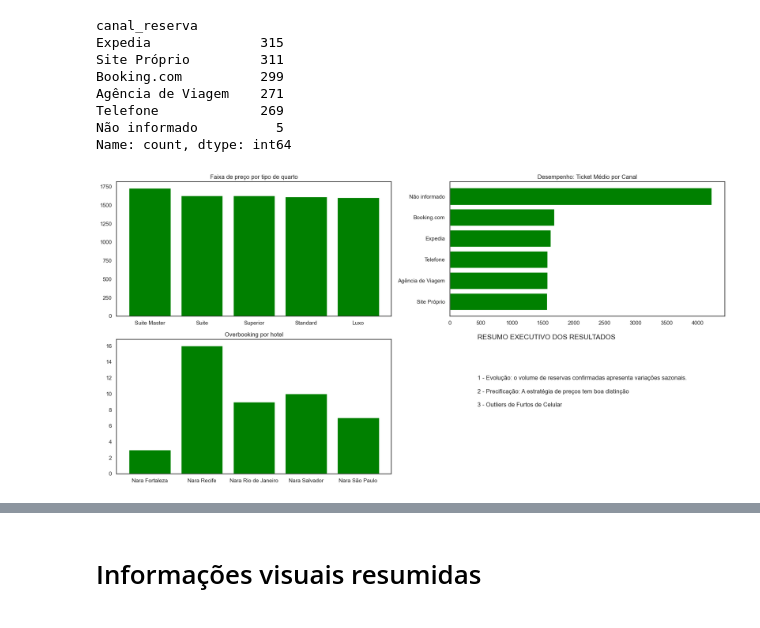
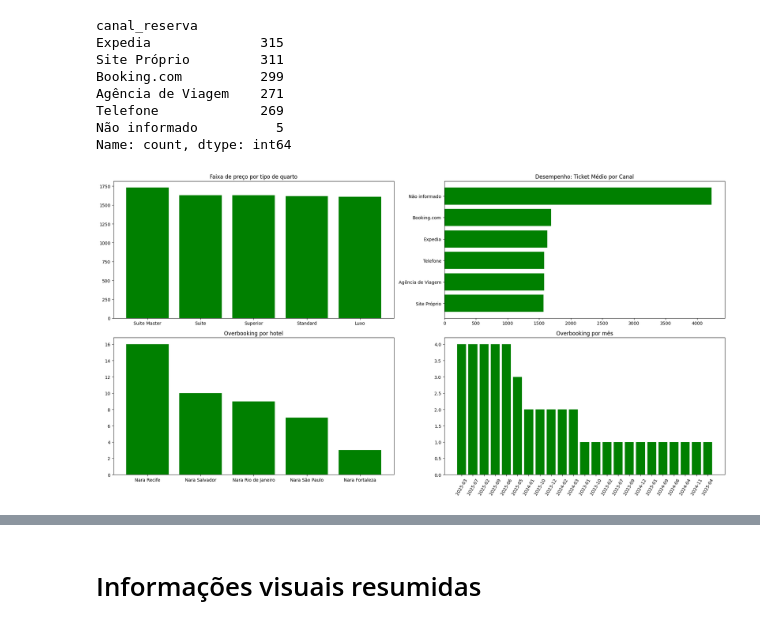
Before and after one commit to alexxjustino/ProjetoNaraSenac, a Jupyter notebook: narahoteis_novo_final_bruno.ipynb, the cells around one changed output, grey strips where cells are left out. Saved outputs shown, nothing was run; the diff lists cells and outputs as text; code cells hidden in the pictures.

```diff
--- a/narahoteis_novo_final_bruno.ipynb
+++ b/narahoteis_novo_final_bruno.ipynb
@@ -1342,8 +1396,10 @@ Name: count, dtype: int64
 # PAINEL EXECUTIVO
 df_completo = df_reservas.merge(df_hoteis, on='id_hotel', how='left')
 df_completo = df_completo.merge(df_quartos, on='id_quarto', how='left')
+df_completo['data_checkin'] = pd.to_datetime(df_completo['data_checkin'])
+df_completo['mes_ano'] = df_completo['data_checkin'].dt.to_period('M').astype(str)
 # Configuração do painel visual (2 linhas x 2 colunas)
-fig, axs = plt.subplots(2,2, figsize=(18,9))
+fig, axs = plt.subplots(2,2, figsize=(20,10))
 
 #
 # [0, 0] Faixa de Preço por Quarto
@@ -1367,45 +1423,53 @@ axs[0, 1].set_title('Desempenho: Ticket Médio por Canal')
 # [1, 0] Overbooking por Unidade
 
 filtro_overbooking = df_completo.loc[(df_completo['status_reserva'] == 'Overbooking')]
-overbooking = filtro_overbooking.groupby(['nome_hotel'])['id_reserva'].count().reset_index()
-overbooking.sort_values(by='id_reserva', ascending=False)
+overbooking = filtro_overbooking.groupby(['nome_hotel'])['id_reserva'].count().reset_index(name='qtd')
+overbooking=overbooking.sort_values(by='qtd', ascending=False)
 
-axs[1, 0].bar(overbooking['nome_hotel'],overbooking['id_reserva'], color='green')
+axs[1, 0].bar(overbooking['nome_hotel'],overbooking['qtd'], color='green')
 axs[1, 0].set_title('Overbooking por hotel')
 
+# [1, 1] Overbooking por mês
 
-# [1, 1] QUADRANTE FINAL: RESUMO EXECUTIVO
+filtro_overbooking = df_completo.loc[(df_completo['status_reserva'] == 'Overbooking')]
+overbooking = filtro_overbooking.groupby(['mes_ano'])['id_reserva'].count().reset_index(name='qtd')
+overbooking=overbooking.sort_values(by='qtd', ascending=False)
 
+axs[1, 1].bar(overbooking['mes_ano'],overbooking['qtd'], color='green')
+axs[1, 1].set_title('Overbooking por mês')
+
+
+'''
 axes[1, 1].axis('off') # Esconde completamente as linhas de gráfico
 
 texto_resumo = (
     "📌 RESUMO EXECUTIVO DOS RESULTADOS\n\n"
     "• Evolução: O volume de reservas confirmadas apresenta \n"
     "variações sazonais, exigindo planejamento focado em altas temporadas.\n\n"
     "• Precificação: A estratégia de preços tem boa distinção \n"
     f"por tipo de quarto. O canal '{top_canal}' atrai hóspedes \n"
     "dispostos a pagar um ticket médio superior aos demais canais.\n\n"
     "• Experiência: Curiosamente, a nota de atendimento NÃO reflete na \n"
     "satisfação geral (correlação próxima a zero). O cliente pode ser bem \n"
     "atendido, mas sair insatisfeito com outros aspectos do hotel.\n\n"
     f"• OVB: O '{top_over}' lidera o gargalo operacional \n"
     "com a maior taxa de overbooking, necessitando de revisão urgente \n"
     "no sistema de alocação de capacidade desta unidade."
 )
 axs[1, 1].axis('off') # Desliga os eixos do quarto subplot (linha 1, coluna 1) para usar como área de texto
 
 axs[1, 1].text(0.1, 1, 'RESUMO EXECUTIVO DOS RESULTADOS', fontsize=14)
 
 axs[1, 1].text(0.1, 0.7, '1 - Evolução: o volume de reservas confirmadas apresenta variações sazonais.', fontsize=12)
 
 axs[1, 1].text(0.1, 0.6, '2 - Precificação: A estratégia de preços tem boa distinção', fontsize=12)
 
 axs[1, 1].text(0.1, 0.5, '3 - Outliers de Furtos de Celular', fontsize=12)
-
+'''
 
 
 plt.tight_layout() # Ajusta o layout para evitar sobreposição
-
+plt.xticks(rotation=60)
 plt.show()
 # %% [output]
-[figure, old version]
+[figure, new version]
```
Also changed, not shown: parts of 12 cells of this notebook.
